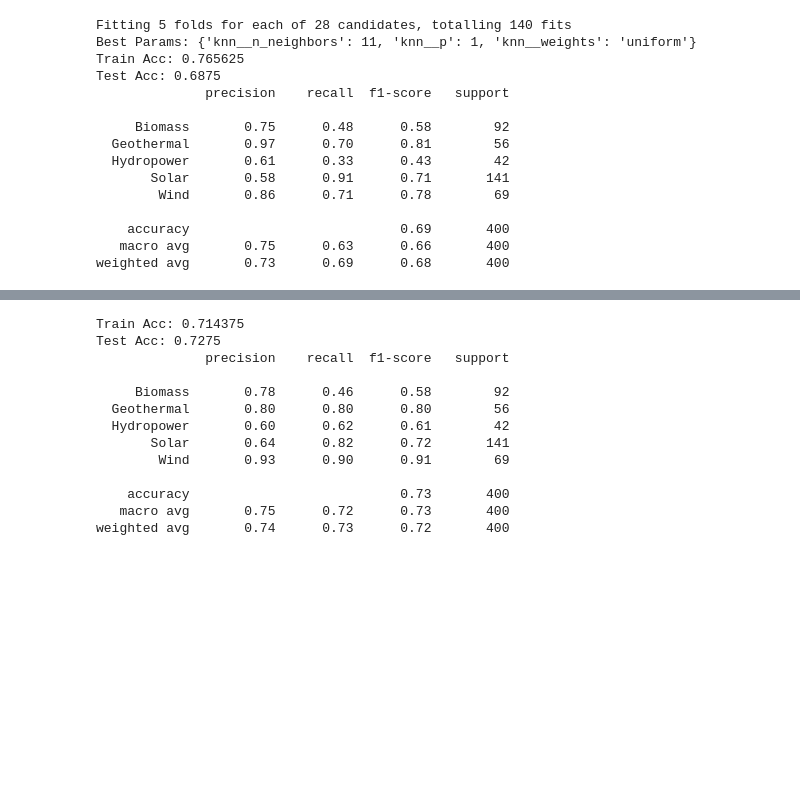
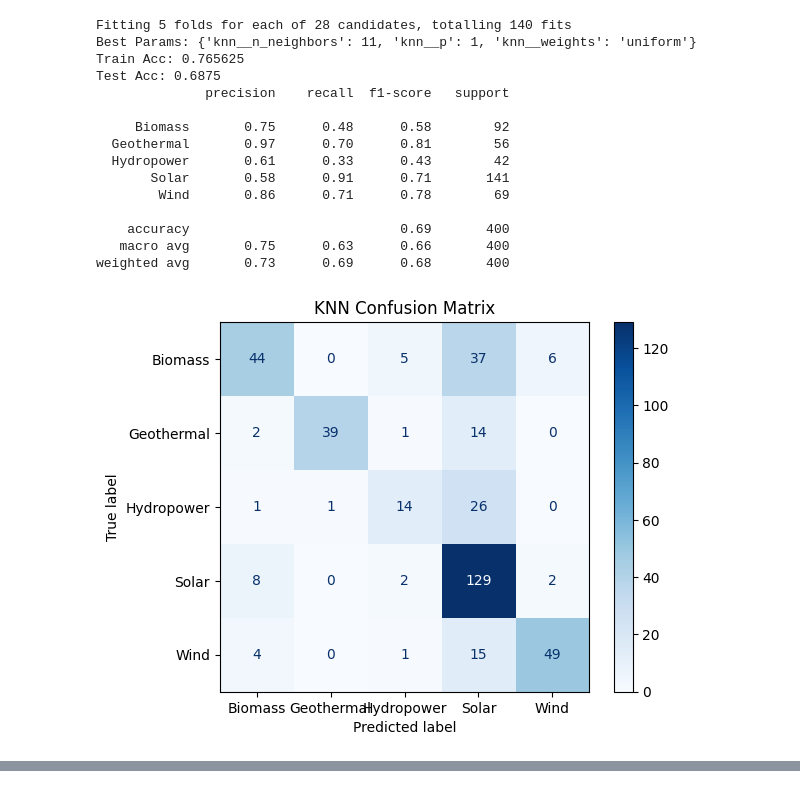
Before and after one commit to aayushi2812/Optimal-Renewable-Energy-Prediction, a Jupyter notebook: notebooks/Final_ML_models.ipynb, the cells around one changed output, grey strips where cells are left out. Saved outputs shown, nothing was run; the diff lists cells and outputs as text; code cells hidden in the pictures; blank space fills up the shorter version.

```diff
--- a/notebooks/Final_ML_models.ipynb
+++ b/notebooks/Final_ML_models.ipynb
@@ -281,31 +431,64 @@ grid.fit(X_train_prepared, y_train)
 print("Best Params:", grid.best_params_)
 
 # Evaluate on train and test sets
 best_model = grid.best_estimator_
 y_pred = best_model.predict(X_test_prepared)
 print("Train Acc:", best_model.score(X_train_prepared, y_train))
 print("Test Acc:", accuracy_score(y_test, y_pred))
 
 # Handle inverse transform for label names if using LabelEncoder
 try:
     target_names = le_target.inverse_transform(np.unique(y_test))
 except:
     target_names = None
+print(classification_report(y_test, y_pred, target_names=target_names))
 
-print(classification_report(y_test, y_pred, target_names=target_names))
+# Confusion Matrix for KNN
+cm = confusion_matrix(y_test, y_pred)
+disp = ConfusionMatrixDisplay(confusion_matrix=cm, display_labels=le_target.classes_)
+disp.plot(cmap='Blues')
+plt.title("KNN Confusion Matrix")
+plt.show()
+
+# ROC Curve for KNN (if probability available)
+y_test_bin = label_binarize(y_test, classes=np.arange(len(le_target.classes_)))
+if hasattr(best_model.named_steps['knn'], "predict_proba"):
+    y_score = best_model.predict_proba(X_test_prepared)
+else:
+    y_score = None
+
+if y_score is not None:
+    fpr = dict()
+    tpr = dict()
+    roc_auc = dict()
+    for i in range(len(le_target.classes_)):
+        fpr[i], tpr[i], _ = roc_curve(y_test_bin[:, i], y_score[:, i])
+        roc_auc[i] = auc(fpr[i], tpr[i])
+    plt.figure(figsize=(8, 6))
+    for i, name in enumerate(le_target.classes_):
+        plt.plot(fpr[i], tpr[i], label=f"{name} (AUC = {roc_auc[i]:.2f})")
+    plt.plot([0, 1], [0, 1], "k--", alpha=0.7)
+    plt.xlabel("False Positive Rate")
+    plt.ylabel("True Positive Rate")
+    plt.title("KNN Multiclass ROC Curve")
+    plt.legend()
+    plt.show()
+else:
+    print("ROC curve not available for this KNN model (no probability output).")
 # %% [output]
 Fitting 5 folds for each of 28 candidates, totalling 140 fits
 Best Params: {'knn__n_neighbors': 11, 'knn__p': 1, 'knn__weights': 'uniform'}
 Train Acc: 0.765625
 Test Acc: 0.6875
               precision    recall  f1-score   support
 
      Biomass       0.75      0.48      0.58        92
   Geothermal       0.97      0.70      0.81        56
   Hydropower       0.61      0.33      0.43        42
        Solar       0.58      0.91      0.71       141
         Wind       0.86      0.71      0.78        69
 
     accuracy                           0.69       400
    macro avg       0.75      0.63      0.66       400
 weighted avg       0.73      0.69      0.68       400
+[figure, added]
@@ -312,23 +495,0 @@ weighted avg       0.73      0.69      0.68       400
-# %%
-from sklearn.naive_bayes import GaussianNB
-
-clf = GaussianNB()
-clf.fit(X_train_prepared, y_train)
-y_pred = clf.predict(X_test_prepared)
-print("Train Acc:", clf.score(X_train_prepared, y_train))
-print("Test Acc:", accuracy_score(y_test, y_pred))
-print(classification_report(y_test, y_pred, target_names=le_target.inverse_transform(np.unique(y_test))))
-# %% [output]
-Train Acc: 0.714375
-Test Acc: 0.7275
-              precision    recall  f1-score   support
-
-     Biomass       0.78      0.46      0.58        92
-  Geothermal       0.80      0.80      0.80        56
-  Hydropower       0.60      0.62      0.61        42
-       Solar       0.64      0.82      0.72       141
-        Wind       0.93      0.90      0.91        69
-
-    accuracy                           0.73       400
-   macro avg       0.75      0.72      0.73       400
-weighted avg       0.74      0.73      0.72       400
```
Also changed, not shown: parts of 10 cells of this notebook.
